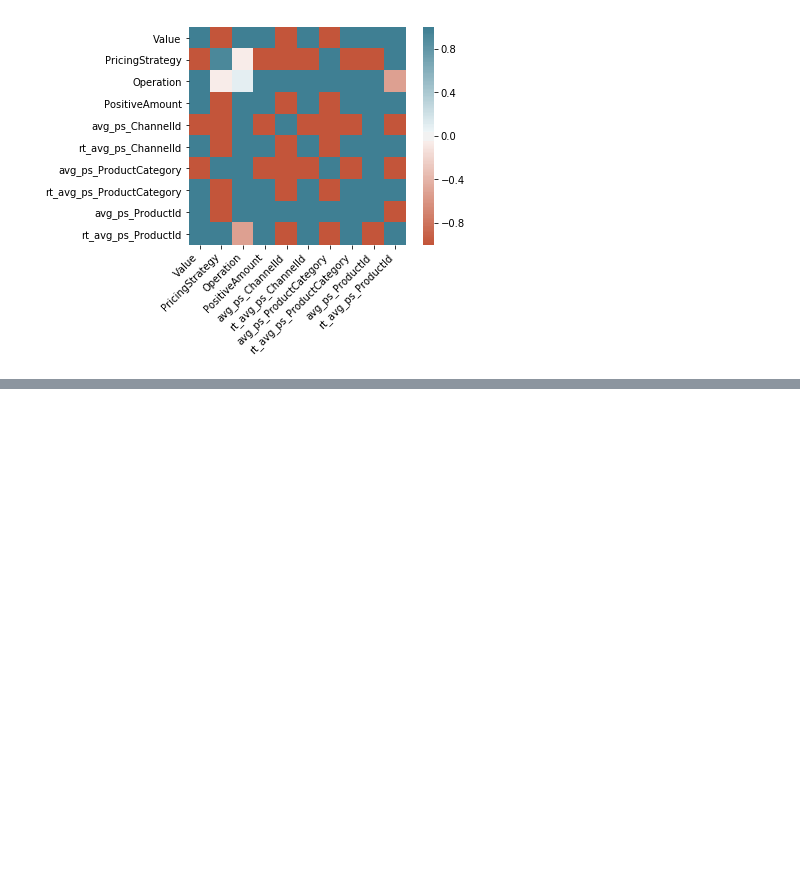
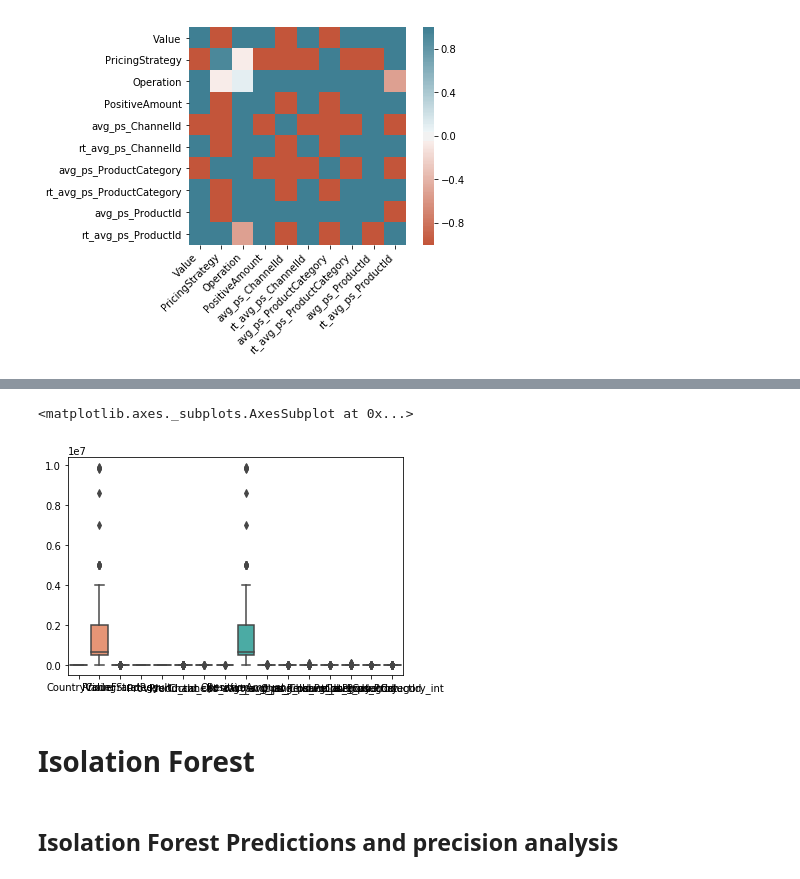
Before and after one commit to fernandojunior/financial-fraud-detection, a Jupyter notebook: src/Fraud_Detection_Xente.ipynb, the cells around one changed output, grey strips where cells are left out. Drawn from its saved outputs; the diff is of its cells as text; code cells hidden in the pictures; blank space fills up the shorter version.

```diff
--- a/src/Fraud_Detection_Xente.ipynb
+++ b/src/Fraud_Detection_Xente.ipynb
@@ -613,0 +635,7 @@ cov_
+# %%
+sns.boxplot(data=fraud_data.filter('FraudResult == 1').toPandas())
+# %% [output]
+<matplotlib.axes._subplots.AxesSubplot at 0x...>
+[figure, added]
+# %% [markdown]
+# Isolation Forest
@@ -613,0 +652,2 @@ cov_
+# %% [markdown]
+## Isolation Forest Predictions and precision analysis
```
Also changed, not shown: parts of 44 cells of this notebook.
